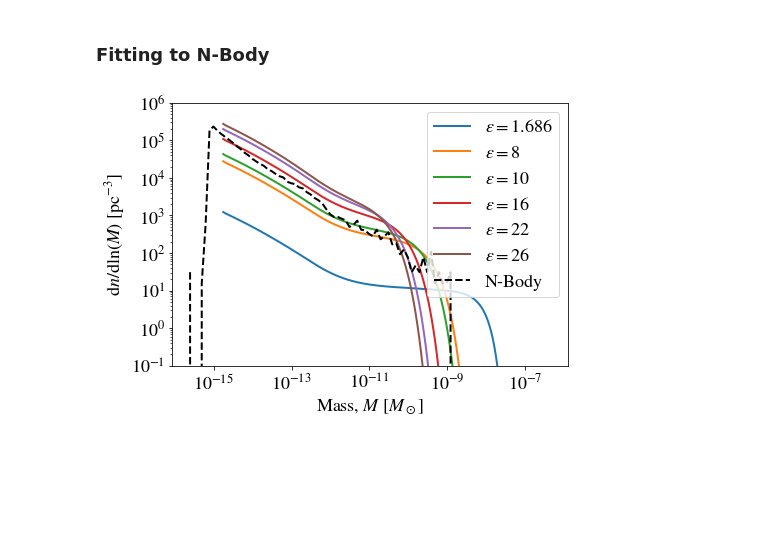
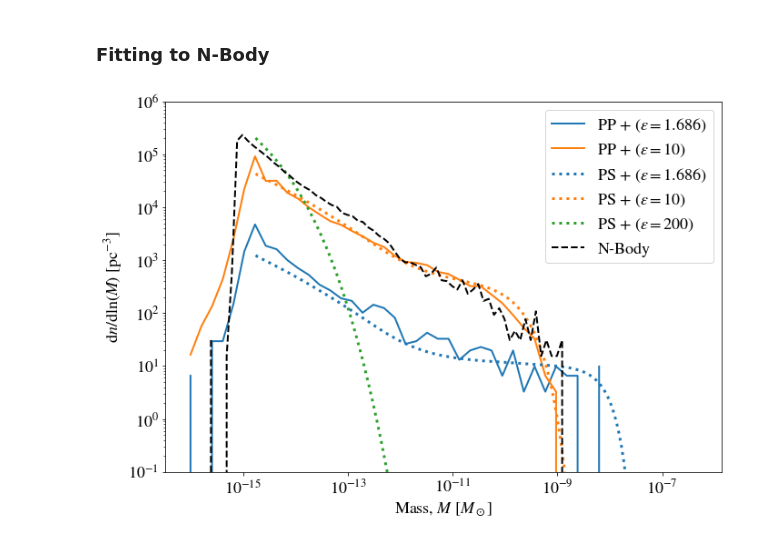
Before and after one commit to David-Ellis/m3p_merger, a Jupyter notebook: DensityThreshold.ipynb, the cells around one changed output. Cells and saved outputs as stored; diff of their text form; code cells hidden in the pictures; blank space fills up the shorter version.

```diff
--- a/DensityThreshold.ipynb
+++ b/DensityThreshold.ipynb
@@ -336,40 +341,68 @@ Reducing $x_0$ by 2 orders of magnitude changes the calculated value of $A$ by a
 # %% [markdown]
 ### Fitting to N-Body
 # %%
+from utils import ParamsFile, HaloReader
 import ps_toolkit as ps
 import h5py
 
 def get_nbody(fname = "hmf_1024_z99.hdf5", data_set = "020"):
     with h5py.File(fname, mode = "r") as f:
         for name in f:
             z = f["{}/redshift".format(data_set)][()]
             Ms = f["{}/Ms".format(data_set)][:]
             n = f["{}/n".format(data_set)][:]
     return z, Ms, n
 
+def get_hmf(ppfile, mass_bins):
+    pF = ParamsFile("inputs/" + ppFile)
+    Mtot = 86618943523*pF["boxsize"]**3
+    redshifts = pF["redshifts"]
+    num_redshifts = len(redshifts)
+    boxsize = pF["boxsize"]
+    fname = pF["output_dir"]+'/'+ pF["output_prefix"]+"final_halos_0.hdf5"
+    p = HaloReader(fname)
+    H,xedges = np.histogram(p.mass,bins=mass_bins)
+    H1 = H/abs(np.diff(np.log(xedges)))/(p.boxsize.value)**3*(1e-6)**3
+
+    return H1
+
+colors = ["tab:blue", "tab:orange", "tab:green"]
+
+plt.figure(figsize=(10,7))
+
+# Plot peak-patch result
+mass_bins = np.logspace(-16,-8, 40)
+ppFiles = ["inputs.ax_stitched", "inputs.ax_rho200"]
+labels = ["PP + ($\epsilon = 1.686$)", "PP + ($\epsilon = 10$)"]
+
+for i, ppFile in enumerate(ppFiles):
+    H1 = get_hmf(ppFile, mass_bins)
+    plt.loglog(mass_bins[:-1], H1, lw=2, label = labels[i], color = colors[i])
+
+plt.xlabel(r"Mass, $M$ [$M_\odot$]")
+plt.ylabel(r"$\mathrm{d}n/\mathrm{d }\ln(M)$ [pc$^{-3}$]")
+
+
 # Load in the power spectrum
 FilePath = "axionPS.dat"
 k, Pf, blah, blah= np.loadtxt(FilePath).T
 
 z = 99
-plt.figure(figsize = (7,5))
-for epsilon in [1.686, 8, 10, 16, 22, 26 ]:
+for i, epsilon in enumerate([1.686, 10, 200]):
     # Calculate HMF from PS (+ ST fitting function)
     HMF, M, _, _, _ = ps.PS_HMF(Pf, k, z=z, mode = 'PS', epsilon = epsilon)
-
     # Rescale
     HMF = HMF*(1e-6)**3
-
     # Plot
-    plt.loglog(M, HMF, lw = 2, label = "$\epsilon = {}$".format(epsilon))
+    plt.loglog(M, HMF, ":" ,lw = 3, label = "PS + ($\epsilon = {}$)".format(epsilon), color = colors[i])
 
 # Load and plot N-Body line
 z, M2, n2 = get_nbody()
 plt.loglog(M2, n2, "k--", lw = 2, label = "N-Body")
 plt.ylim(1e-1, 1e6)
 plt.xlabel(r"Mass, $M$ [$M_\odot$]")
 plt.ylabel(r"$\mathrm{d}n/\mathrm{d }\ln(M)$ [pc$^{-3}$]")
-plt.legend()
+plt.legend(prop = {"size":18})
 plt.tight_layout()
 # %% [output]
-[figure, old version]
+[figure, new version]
```
Also changed, not shown: parts of 3 cells of this notebook.
